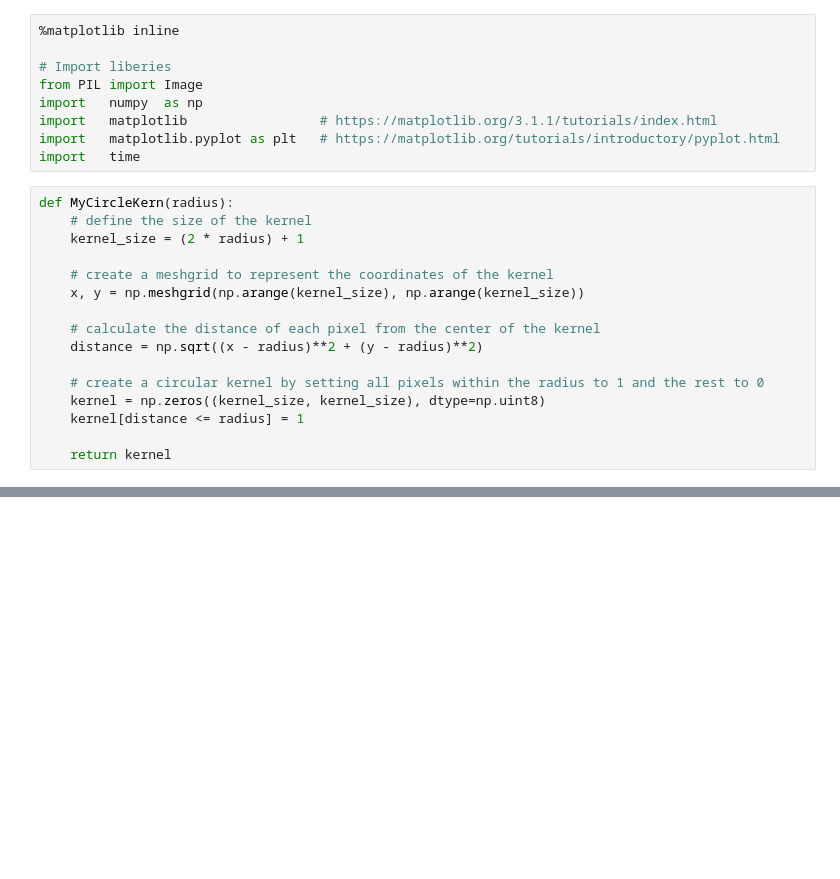
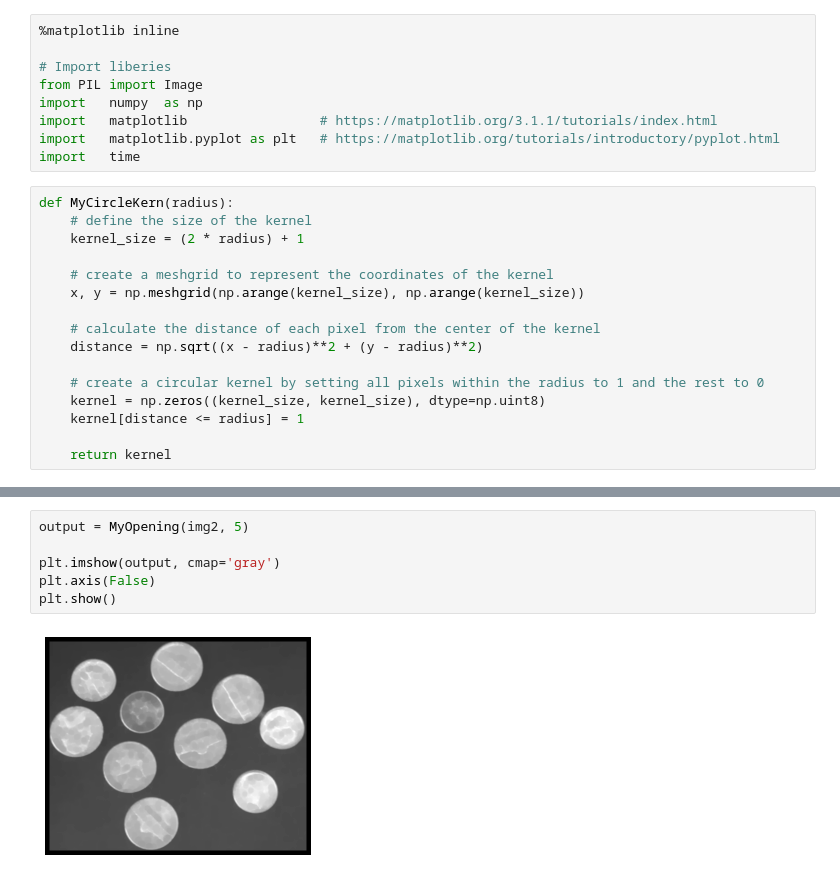
Before and after one commit to trungvt138/MMP, a Jupyter notebook: MMP1/NichtLinearFilter.ipynb, the cells around one changed output, grey strips where cells are left out. Drawn from its saved outputs; the diff is of its cells as text; blank space fills up the shorter version.

```diff
--- a/MMP1/NichtLinearFilter.ipynb
+++ b/MMP1/NichtLinearFilter.ipynb
@@ -52,0 +99,8 @@ def MyClosing(img, radius):
+# %%
+output = MyOpening(img2, 5)
+
+plt.imshow(output, cmap='gray')
+plt.axis(False)
+plt.show()
+# %% [output]
+[figure, added]
```
Also changed, not shown: parts of 12 cells of this notebook, 1 other file.
